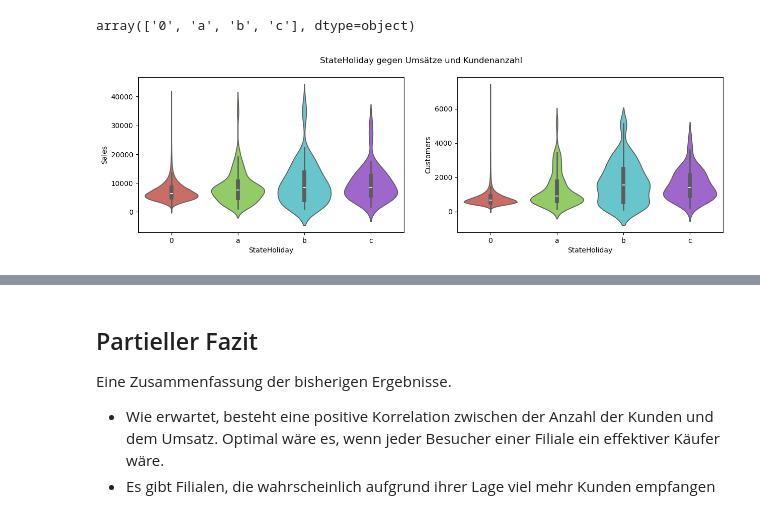
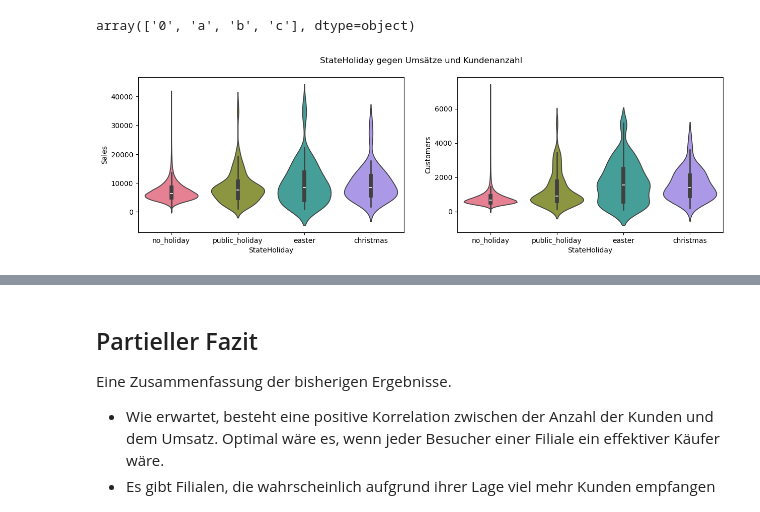
Before and after one commit to xaviermondragon/rossmann, a Jupyter notebook: notebooks/sales_eda.ipynb, the cells around one changed output, grey strips where cells are left out. Drawn from its saved outputs; the diff is of its cells as text; code cells hidden in the pictures.

```diff
--- a/notebooks/sales_eda.ipynb
+++ b/notebooks/sales_eda.ipynb
@@ -12,6 +12,7 @@ import matplotlib.pyplot as plt
 import seaborn as sns
 import warnings
 
+sns.set_palette("Set2")
 warnings.filterwarnings("ignore")
 %matplotlib inline
 # %% [markdown]
@@ -307,12 +317,15 @@ sales_df['StateHoliday'].unique()
 # %% [output]
 array(['0', 'a', 'b', 'c'], dtype=object)
+# %%
+dict_holiday = {'0': 'no_holiday', 'a': 'public_holiday', 'b': 'easter','c': 'christmas'}
+sales_open_df['StateHoliday'] = sales_open_df['StateHoliday'].apply(lambda x: dict_holiday[x])
 # %%
 fig, (axis1,axis2) = plt.subplots(1,2,figsize=(15,4))
 
-sns.violinplot(x='StateHoliday', y='Sales', data=sales_open_df, order=sales_df['StateHoliday'].unique(), ax=axis1, palette="hls")
-sns.violinplot(x='StateHoliday', y='Customers', data=sales_open_df, order=sales_df['StateHoliday'].unique(), ax=axis2, palette="hls")
+sns.violinplot(x='StateHoliday', y='Sales', data=sales_open_df, order=sales_open_df['StateHoliday'].unique(), palette='husl', ax=axis1)
+sns.violinplot(x='StateHoliday', y='Customers', data=sales_open_df, order=sales_open_df['StateHoliday'].unique(), palette='husl', ax=axis2)
 
 plt.suptitle("StateHoliday gegen Umsätze und Kundenanzahl");
 # %% [output]
-[figure, old version]
+[figure, new version]
 # %%
```
Also changed, not shown: parts of 12 cells of this notebook, 6 other files.
